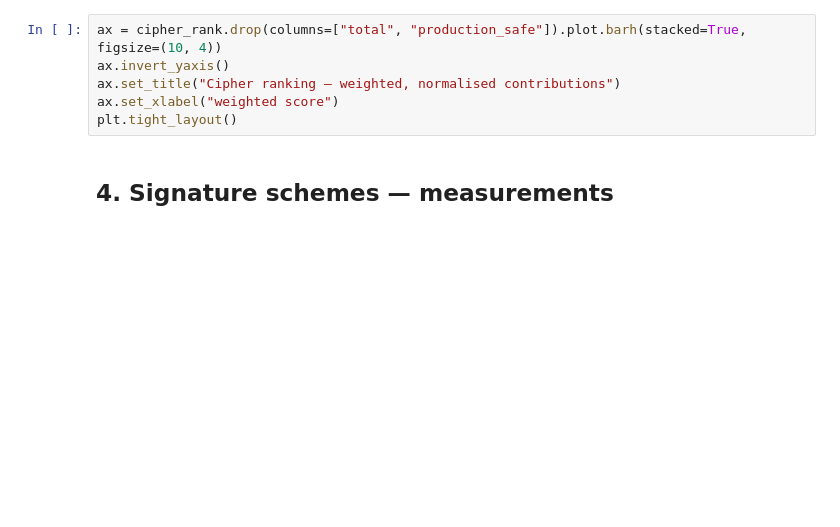
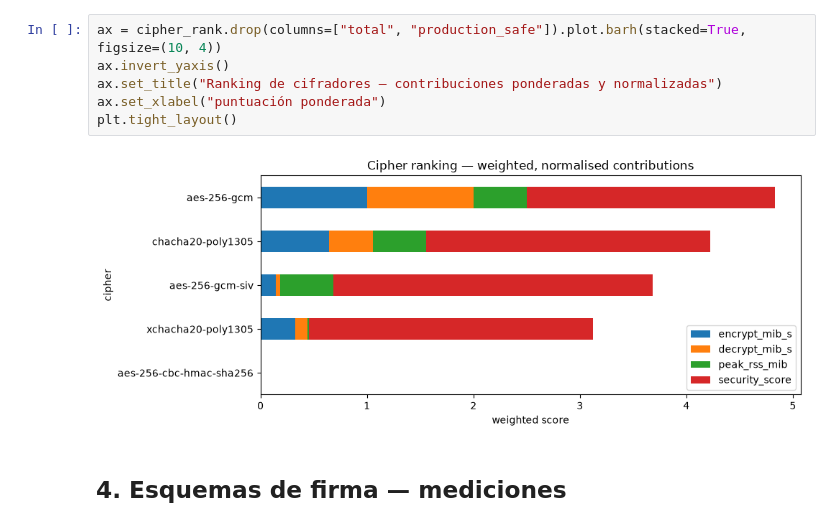
Before and after one commit to jesuscumpli/confidential-ml-model-delivery, a Jupyter notebook: benchmarks/notebooks/crypto_evaluation.ipynb, the cells around one changed output. Cells and saved outputs as stored; diff of their text form; blank space fills up the shorter version.

```diff
--- a/benchmarks/notebooks/crypto_evaluation.ipynb
+++ b/benchmarks/notebooks/crypto_evaluation.ipynb
@@ -115,11 +205,13 @@ cipher_rank
 # %%
 ax = cipher_rank.drop(columns=["total", "production_safe"]).plot.barh(stacked=True, figsize=(10, 4))
 ax.invert_yaxis()
-ax.set_title("Cipher ranking — weighted, normalised contributions")
-ax.set_xlabel("weighted score")
+ax.set_title("Ranking de cifradores — contribuciones ponderadas y normalizadas")
+ax.set_xlabel("puntuación ponderada")
 plt.tight_layout()
+# %% [output]
+[figure, added]
 # %% [markdown]
-## 4. Signature schemes — measurements
+## 4. Esquemas de firma — mediciones
 # %%
 signer_results = signers.run(int(MESSAGE_MIB * MIB), repeats=REPEATS)
 signer_results[["scheme", "keygen_ms", "sign_ms", "verify_ms",
```
Also changed, not shown: parts of 34 cells of this notebook, 26 other files.
